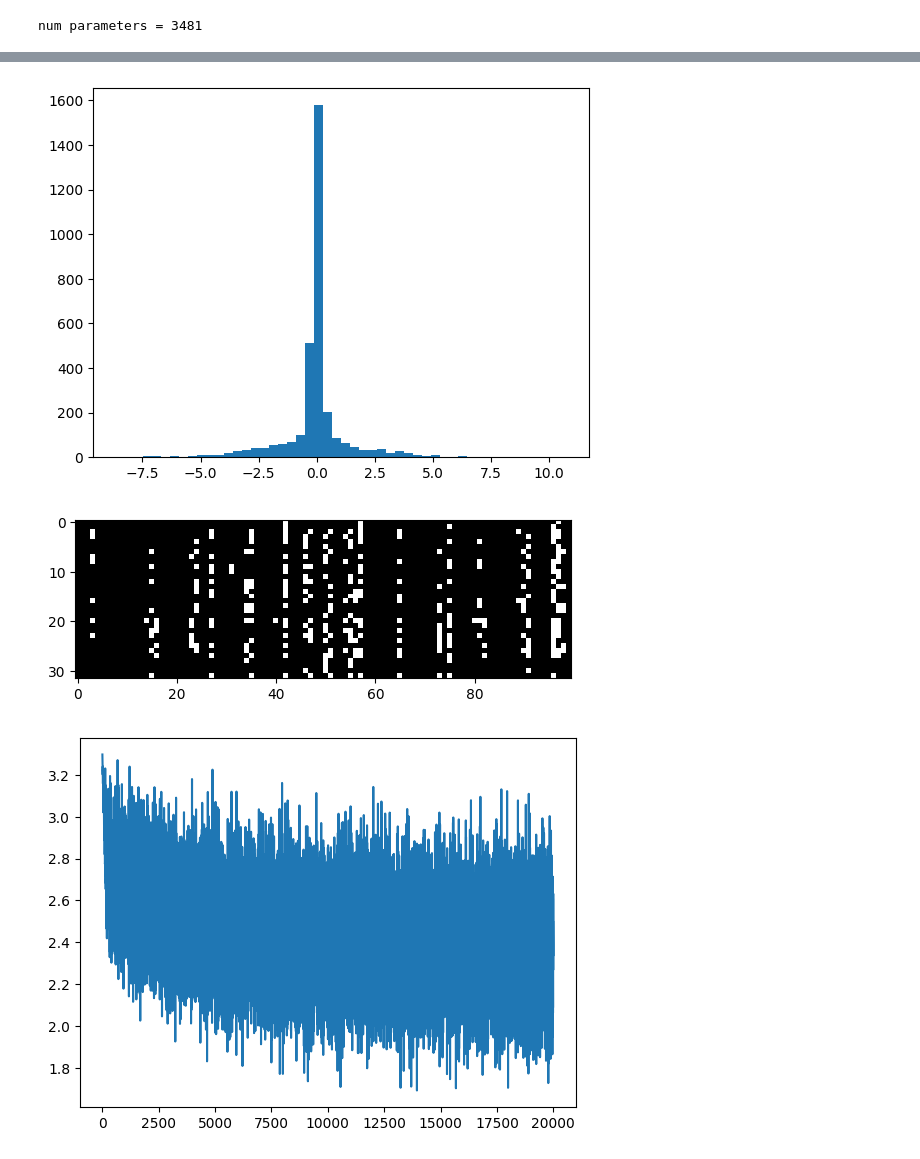
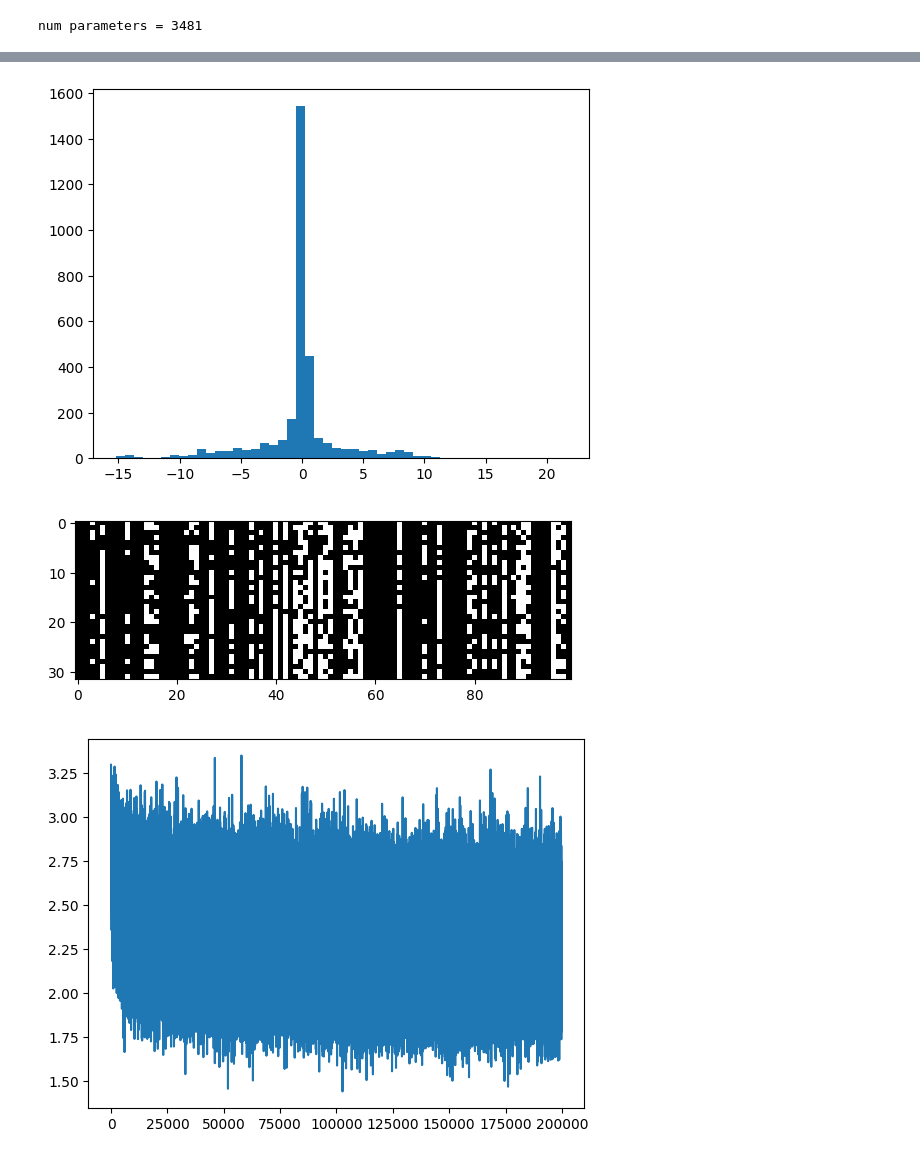
Before and after one commit to popescualexandrucristian/andrej_karpathy_ai_trainining_2024, a Jupyter notebook: building_makemore/the_spelled-out_intro_to_language_modeling_building_makemore_04.ipynb, the cells around one changed output, grey strips where cells are left out. Saved outputs shown, nothing was run; the diff lists cells and outputs as text; code cells hidden in the pictures.

```diff
--- a/building_makemore/the_spelled-out_intro_to_language_modeling_building_makemore_04.ipynb
+++ b/building_makemore/the_spelled-out_intro_to_language_modeling_building_makemore_04.ipynb
@@ -178,7 +178,7 @@ print(f'num parameters = {num_parameters}')
 num parameters = 3481
 # %%
 #training
-max_steps = 20000
+max_steps = 200000
 batch_size = 32
 lossi = []
 for i in range(max_steps):
@@ -211,6 +211,6 @@ plt.show()
-[figure, old version]
+[figure, new version]
-[figure, old version]
+[figure, new version]
-[figure, old version]
+[figure, new version]
 # %%
 @torch.no_grad() # disable the calculation of gradients
 def split_loss(split):
```
Also changed, not shown: parts of 3 cells of this notebook.
